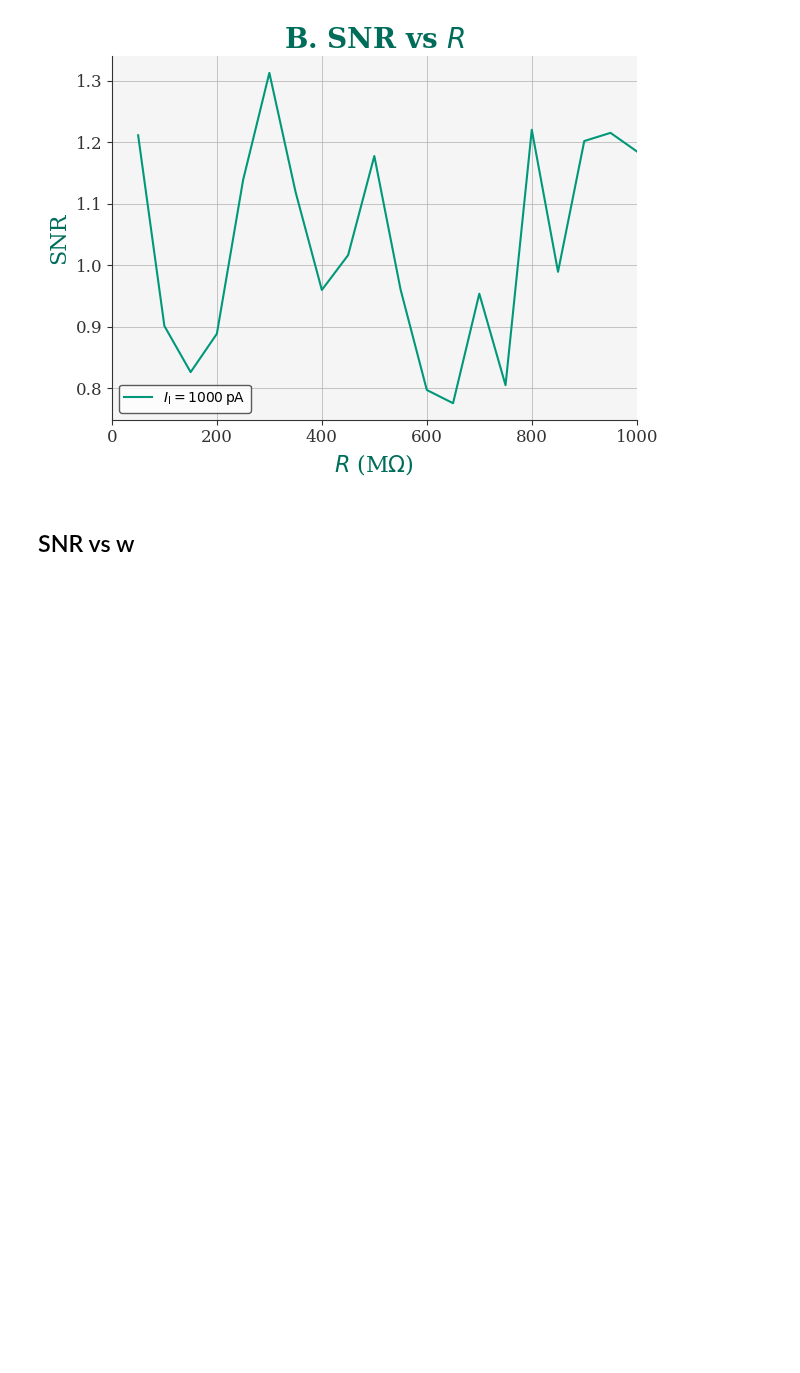
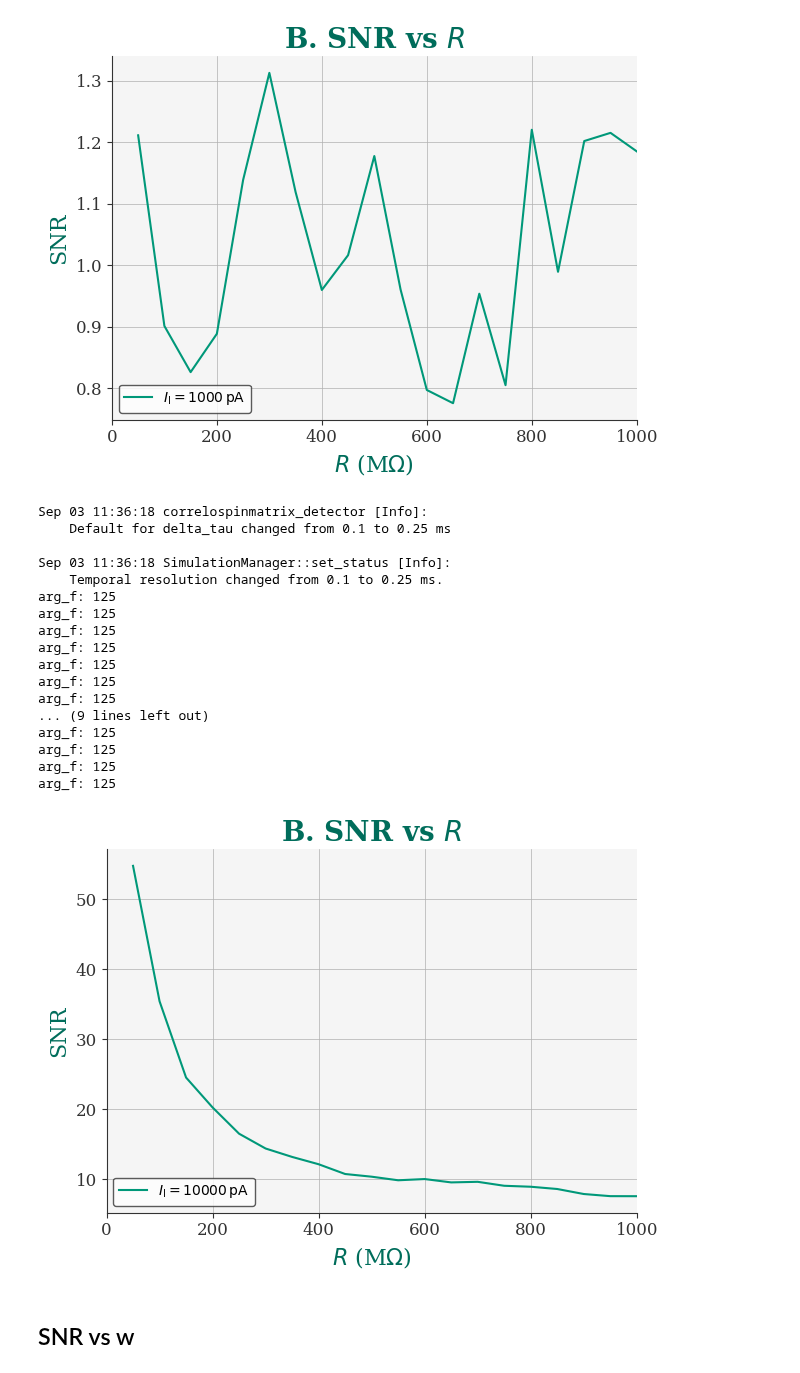
Before and after one commit to torbjone/TemporalInterferenceStimulation, a Jupyter notebook: SNR_plots.ipynb, the cells around one changed output. Cells and saved outputs as stored; diff of their text form; code cells hidden in the pictures; blank space fills up the shorter version.

```diff
--- a/SNR_plots.ipynb
+++ b/SNR_plots.ipynb
@@ -909,6 +937,29 @@ arg_f: 125
 arg_f: 125
 arg_f: 125
 [figure]
+# %%
+# presynaptic neuron
+R_values = list(range(50, 1001, 50))
+SNR_R_list = SNR_R(sim_time=100e3, C=1000, R_values=R_values, a_values=[10000], postsyn=False)
+# %% [output]
+Sep 03 11:36:18 correlospinmatrix_detector [Info]:
+    Default for delta_tau changed from 0.1 to 0.25 ms
+
+Sep 03 11:36:18 SimulationManager::set_status [Info]:
+    Temporal resolution changed from 0.1 to 0.25 ms.
+arg_f: 125
+arg_f: 125
+arg_f: 125
+arg_f: 125
+arg_f: 125
+arg_f: 125
+arg_f: 125
+... (9 lines left out)
+arg_f: 125
+arg_f: 125
+arg_f: 125
+arg_f: 125
+[figure, added]
 # %% [markdown]
 ## SNR vs w
 # %%
```
Also changed, not shown: parts of 4 cells of this notebook, 3 other files.
